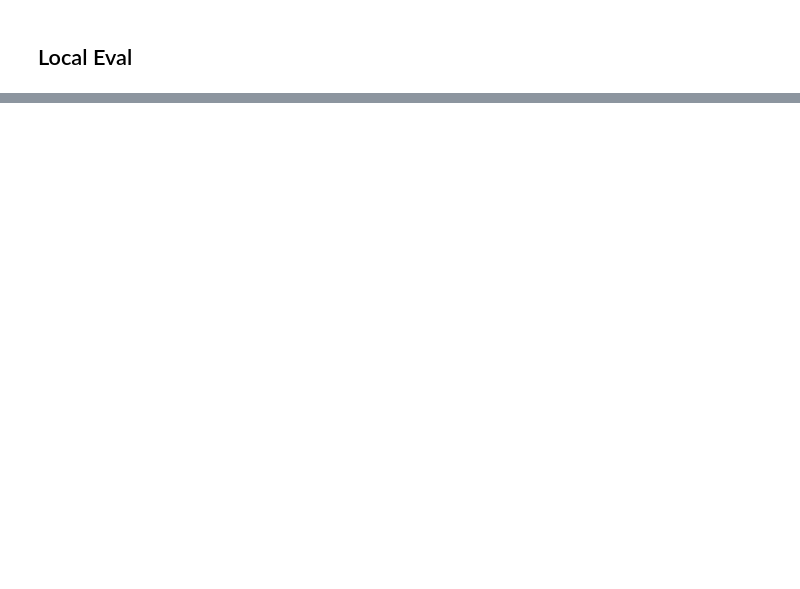
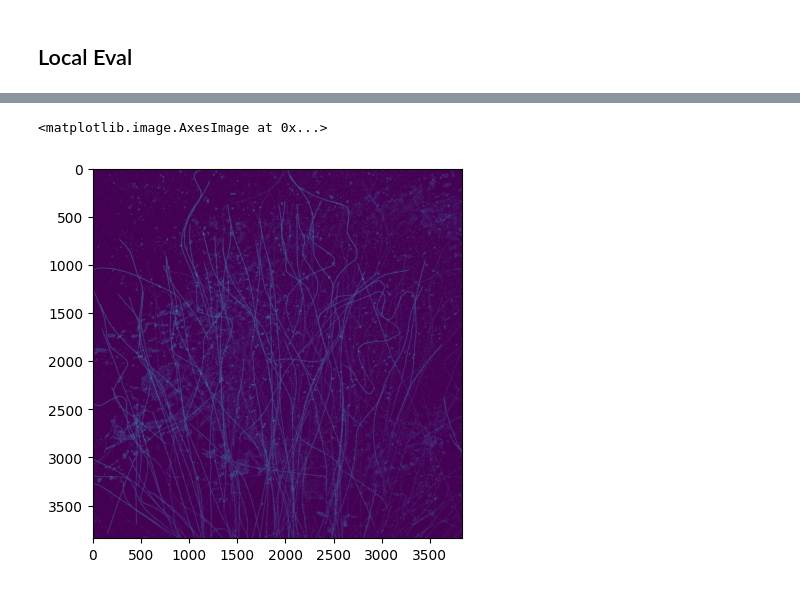
Before and after one commit to Zatyrus/NanTex, a Jupyter notebook: quick_eval.ipynb, the cells around one changed output, grey strips where cells are left out. Drawn from its saved outputs; the diff is of its cells as text; code cells hidden in the pictures; blank space fills up the shorter version.

```diff
--- a/quick_eval.ipynb
+++ b/quick_eval.ipynb
@@ -303,0 +351,7 @@ Text(0.5, 1.0, 'ssim')
+# %%
+plt.imshow(
+    np.sum(files["ImMIX_POST_ER-MIC-CLT_(0,4,1_(1,0)_max(630.0))"][..., :3], axis=2)
+)
+# %% [output]
+<matplotlib.image.AxesImage at 0x...>
+[figure, added]
```
Also changed, not shown: parts of 34 cells of this notebook.
